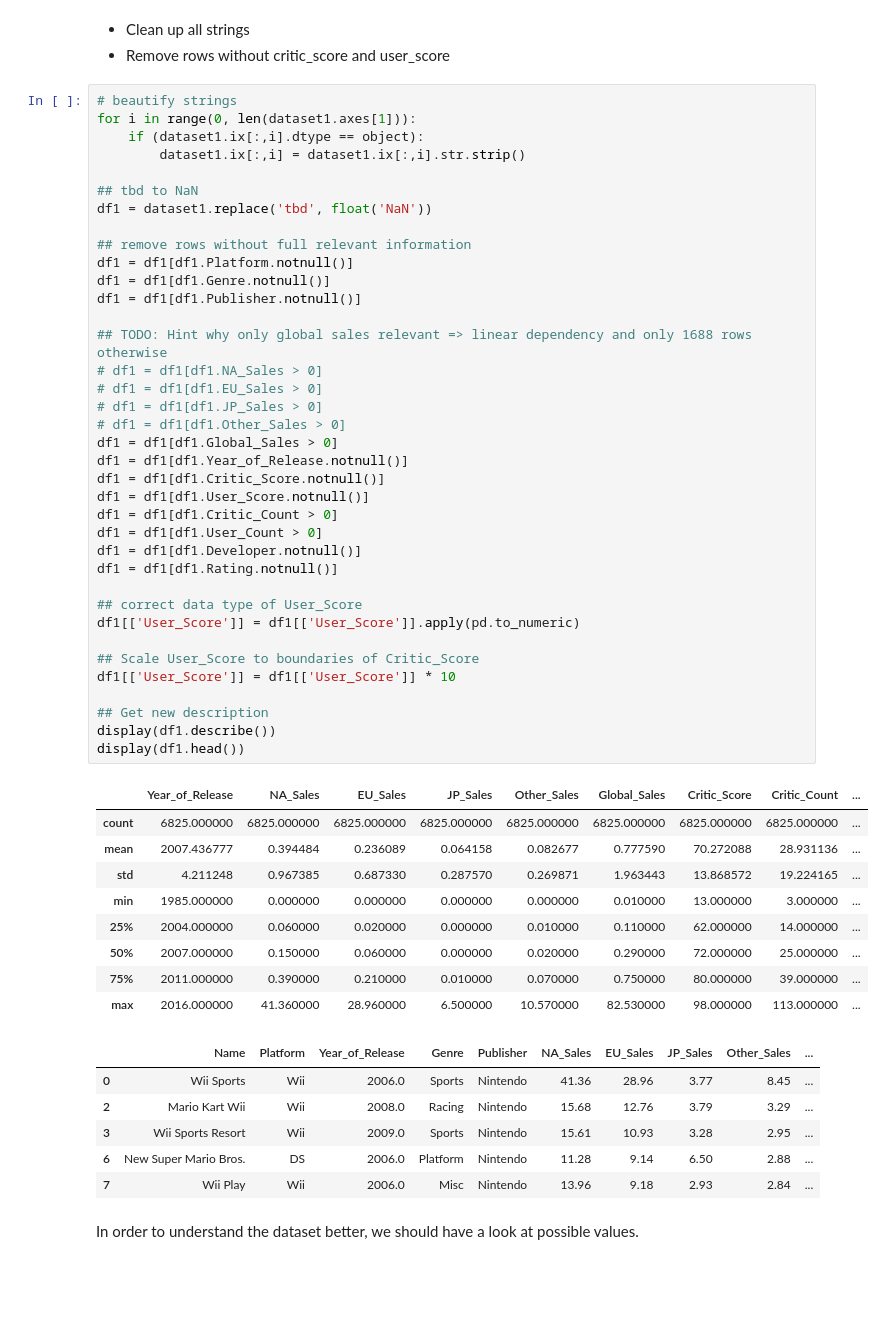
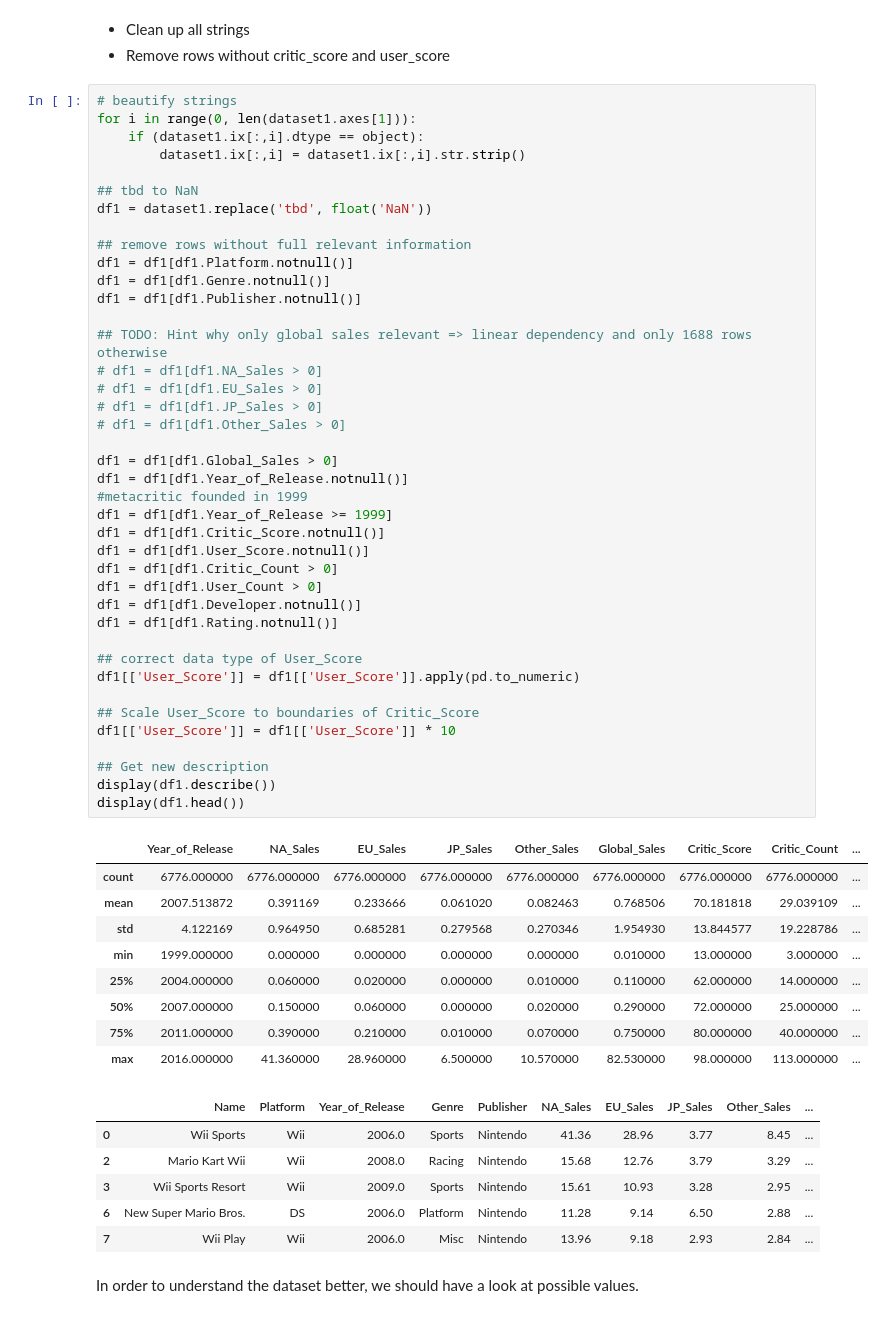
Before and after one commit to otacke/udacity-machine-learning-engineer, a Jupyter notebook: submissions/capstone_project/video_games_sales.ipynb, the cells around one changed output. Saved outputs shown, nothing was run; the diff lists cells and outputs as text; blank space fills up the shorter version.

```diff
--- a/submissions/capstone_project/video_games_sales.ipynb
+++ b/submissions/capstone_project/video_games_sales.ipynb
@@ -134,40 +135,43 @@ df1 = dataset1.replace('tbd', float('NaN'))
 ## remove rows without full relevant information
 df1 = df1[df1.Platform.notnull()]
 df1 = df1[df1.Genre.notnull()]
 df1 = df1[df1.Publisher.notnull()]
 
 ## TODO: Hint why only global sales relevant => linear dependency and only 1688 rows otherwise
 # df1 = df1[df1.NA_Sales > 0]
 # df1 = df1[df1.EU_Sales > 0]
 # df1 = df1[df1.JP_Sales > 0]
 # df1 = df1[df1.Other_Sales > 0]
+
 df1 = df1[df1.Global_Sales > 0]
 df1 = df1[df1.Year_of_Release.notnull()]
+#metacritic founded in 1999
+df1 = df1[df1.Year_of_Release >= 1999]
 df1 = df1[df1.Critic_Score.notnull()]
 df1 = df1[df1.User_Score.notnull()]
 df1 = df1[df1.Critic_Count > 0]
 df1 = df1[df1.User_Count > 0]
 df1 = df1[df1.Developer.notnull()]
 df1 = df1[df1.Rating.notnull()]
 
 ## correct data type of User_Score
 df1[['User_Score']] = df1[['User_Score']].apply(pd.to_numeric)
 
 ## Scale User_Score to boundaries of Critic_Score
 df1[['User_Score']] = df1[['User_Score']] * 10
 
 ## Get new description
 display(df1.describe())
 display(df1.head())
 # %% [output]
 |  | Year_of_Release | NA_Sales | EU_Sales | JP_Sales | Other_Sales | Global_Sales | Critic_Score | Critic_Count | ... |
-| count | 6825.000000 | 6825.000000 | 6825.000000 | 6825.000000 | 6825.000000 | 6825.000000 | 6825.000000 | 6825.000000 | ... |
-| mean | 2007.436777 | 0.394484 | 0.236089 | 0.064158 | 0.082677 | 0.777590 | 70.272088 | 28.931136 | ... |
-| std | 4.211248 | 0.967385 | 0.687330 | 0.287570 | 0.269871 | 1.963443 | 13.868572 | 19.224165 | ... |
-| min | 1985.000000 | 0.000000 | 0.000000 | 0.000000 | 0.000000 | 0.010000 | 13.000000 | 3.000000 | ... |
+| count | 6776.000000 | 6776.000000 | 6776.000000 | 6776.000000 | 6776.000000 | 6776.000000 | 6776.000000 | 6776.000000 | ... |
+| mean | 2007.513872 | 0.391169 | 0.233666 | 0.061020 | 0.082463 | 0.768506 | 70.181818 | 29.039109 | ... |
+| std | 4.122169 | 0.964950 | 0.685281 | 0.279568 | 0.270346 | 1.954930 | 13.844577 | 19.228786 | ... |
+| min | 1999.000000 | 0.000000 | 0.000000 | 0.000000 | 0.000000 | 0.010000 | 13.000000 | 3.000000 | ... |
 | 25% | 2004.000000 | 0.060000 | 0.020000 | 0.000000 | 0.010000 | 0.110000 | 62.000000 | 14.000000 | ... |
 | 50% | 2007.000000 | 0.150000 | 0.060000 | 0.000000 | 0.020000 | 0.290000 | 72.000000 | 25.000000 | ... |
-| 75% | 2011.000000 | 0.390000 | 0.210000 | 0.010000 | 0.070000 | 0.750000 | 80.000000 | 39.000000 | ... |
+| 75% | 2011.000000 | 0.390000 | 0.210000 | 0.010000 | 0.070000 | 0.750000 | 80.000000 | 40.000000 | ... |
 | max | 2016.000000 | 41.360000 | 28.960000 | 6.500000 | 10.570000 | 82.530000 | 98.000000 | 113.000000 | ... |
 |  | Name | Platform | Year_of_Release | Genre | Publisher | NA_Sales | EU_Sales | JP_Sales | Other_Sales | ... |
 | 0 | Wii Sports | Wii | 2006.0 | Sports | Nintendo | 41.36 | 28.96 | 3.77 | 8.45 | ... |
```
Also changed, not shown: parts of 10 cells of this notebook, 1 other file.
